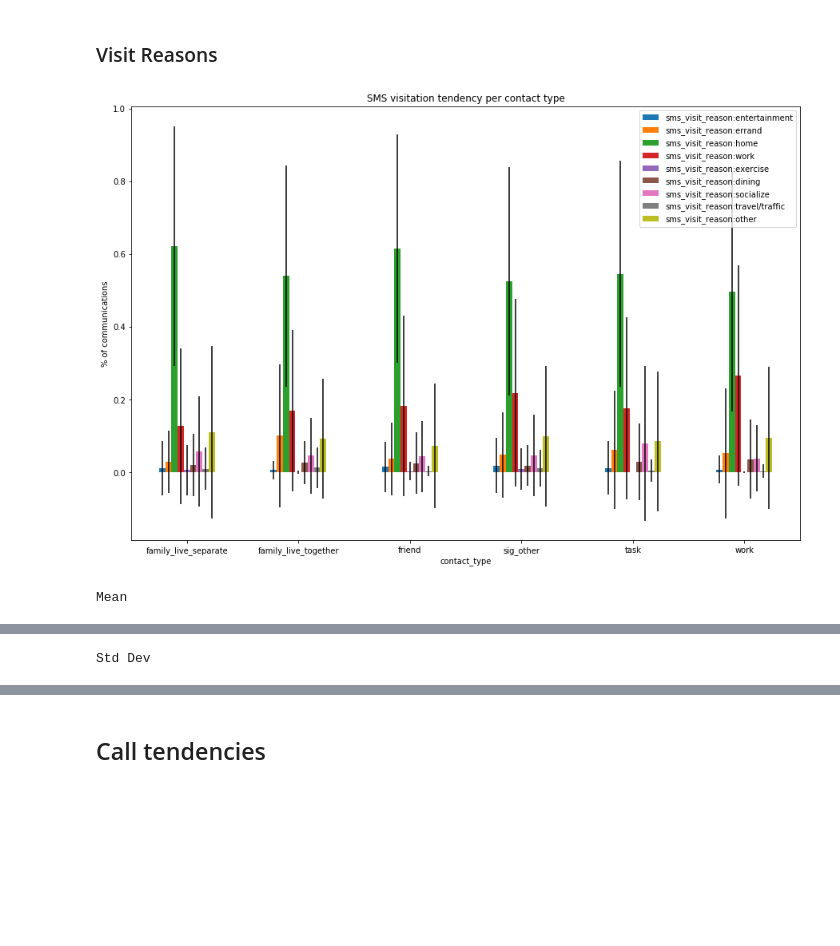
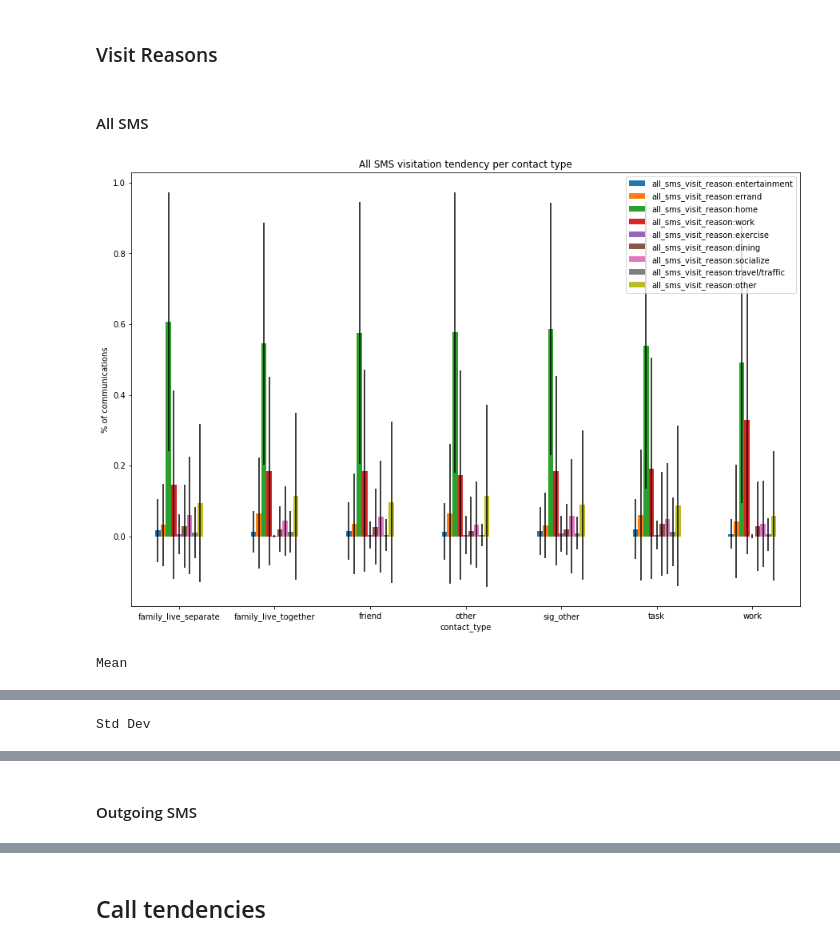
Before and after one commit to tliu526/relationship-prediction, a Jupyter notebook: feature_extract/feature_extract.ipynb, the cells around one changed output, grey strips where cells are left out. Drawn from its saved outputs; the diff is of its cells as text; code cells hidden in the pictures; blank space fills up the shorter version.

Commit message:
implements new semantic location aggregation features

```diff
--- a/feature_extract/feature_extract.ipynb
+++ b/feature_extract/feature_extract.ipynb
@@ -72,7 +72,8 @@ pd.options.display.float_format = '{:,.3f}'.format
 **note**: total in this context is in terms of individual
 # %%
 # load data
-comm_df = pickle.load(open("../data/top_5_contacts_cal.df", "rb"))
+#comm_df = pickle.load(open("../data/top_5_contacts_cal.df", "rb"))
+comm_df = pickle.load(open("../data/all_contacts_final.df", "rb"))
 emm_df = pickle.load(open("../data/emm_raw.df", "rb"))
 # %%
 # build features
@@ -459,13 +470,16 @@ demo_df['live_together'].value_counts().plot.bar(rot=0)
 # %% [markdown]
 # Semantic location features
 # %%
-loc_df = pickle.load(open('../data/top_10_contacts_loc_final.df', 'rb'))
-loc_features = build_location_features(comm_features, loc_df)
+#loc_df = pickle.load(open('../data/top_10_contacts_loc_final.df', 'rb'))
+loc_features = build_location_features(comm_features, comm_df)
 plt.rcParams["figure.figsize"] = [15,10]
 # %% [markdown]
 ## SMS tendencies
 # %%
-sms_loc_cols = [x for x in loc_features.columns if x.startswith('sms_loc:')]
-sms_visit_cols = [x for x in loc_features.columns if x.startswith('sms_visit_reason:')]
+all_sms_loc_cols = [x for x in loc_features.columns if x.startswith('all_sms_loc:')]
+all_sms_visit_cols = [x for x in loc_features.columns if x.startswith('all_sms_visit_reason:')]
+
+out_sms_loc_cols = [x for x in loc_features.columns if x.startswith('out_sms_loc:')]
+out_sms_visit_cols = [x for x in loc_features.columns if x.startswith('out_sms_visit_reason:')]
 # %% [markdown]
 ### Locations
@@ -504,17 +558,19 @@ Std Dev
 # %% [markdown]
 ### Visit Reasons
+# %% [markdown]
+#### All SMS
 # %%
-sms_visit_features_mean = loc_features.groupby('contact_type')[sms_visit_cols].mean()
-sms_visit_features_std = loc_features.groupby('contact_type')[sms_visit_cols].std()
+sms_visit_features_mean = loc_features.groupby('contact_type')[all_sms_visit_cols].mean()
+sms_visit_features_std = loc_features.groupby('contact_type')[all_sms_visit_cols].std()
 
 sms_visit_features_mean.plot.bar(rot=0, yerr=sms_visit_features_std)
-plt.title("SMS visitation tendency per contact type")
+plt.title("All SMS visitation tendency per contact type")
 plt.ylabel("% of communications")
 plt.show()
 print("Mean")
 display(sms_visit_features_mean)
 print("Std Dev")
 display(sms_visit_features_std)
 # %% [output]
-[figure, old version]
+[figure, new version]
 Mean
@@ -537,0 +596,2 @@ Std Dev
+# %% [markdown]
+#### Outgoing SMS
```
Also changed, not shown: parts of 53 cells of this notebook, 1 other file.
